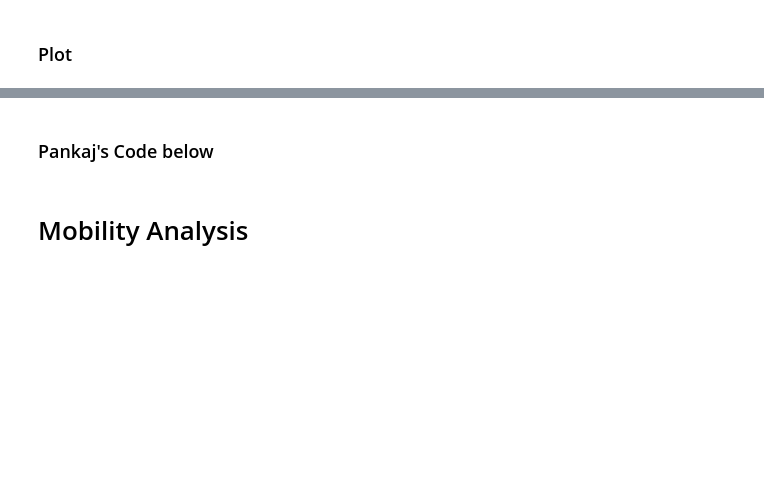
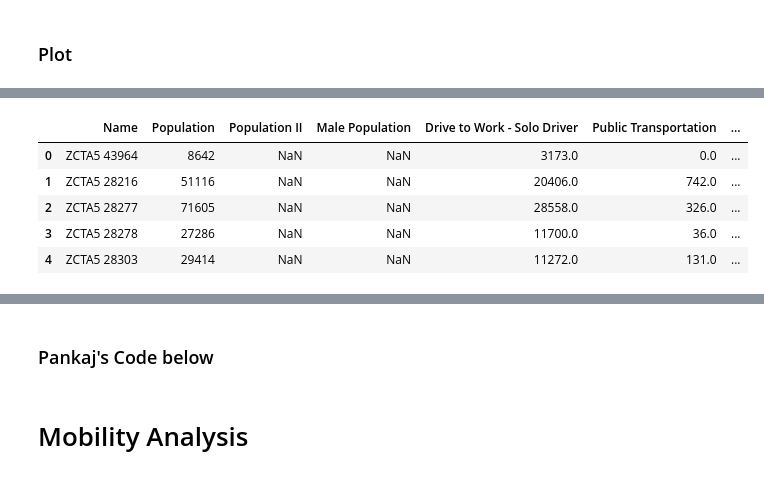
Before and after one commit to Pankaj-gh/Rice-Project-1-G11, a Jupyter notebook: main_script.ipynb, the cells around one changed output, grey strips where cells are left out. Saved outputs shown, nothing was run; the diff lists cells and outputs as text; code cells hidden in the pictures; blank space fills up the shorter version.

```diff
--- a/main_script.ipynb
+++ b/main_script.ipynb
@@ -235,0 +397,6 @@ plt.savefig('Population-Top100.png', bbox_inches='tight')
+# %%
+# Path to read the file
+file = os.path.join("Resources", "us-zip-code-latitude-and-longitude.csv")
+
+#Read file and store into a dataframe
+ziplatlong=pd.read_csv(file)
@@ -235,0 +412,13 @@ plt.savefig('Population-Top100.png', bbox_inches='tight')
+# %%
+# Combine the data into a single dataset
+study_data_df = pd.merge(census_dataframe, ziplatlong, on="Zip", suffixes=("_census", "_ziplatlong"))
+
+# Display the data table for preview
+study_data_df.head()
+# %% [output]
+|  | Name | Population | Population II | Male Population | Drive to Work - Solo Driver | Public Transportation | ... |
+| 0 | ZCTA5 43964 | 8642 | NaN | NaN | 3173.0 | 0.0 | ... |
+| 1 | ZCTA5 28216 | 51116 | NaN | NaN | 20406.0 | 742.0 | ... |
+| 2 | ZCTA5 28277 | 71605 | NaN | NaN | 28558.0 | 326.0 | ... |
+| 3 | ZCTA5 28278 | 27286 | NaN | NaN | 11700.0 | 36.0 | ... |
+| 4 | ZCTA5 28303 | 29414 | NaN | NaN | 11272.0 | 131.0 | ... |
```
Also changed, not shown: parts of 20 cells of this notebook, 1 other file.
